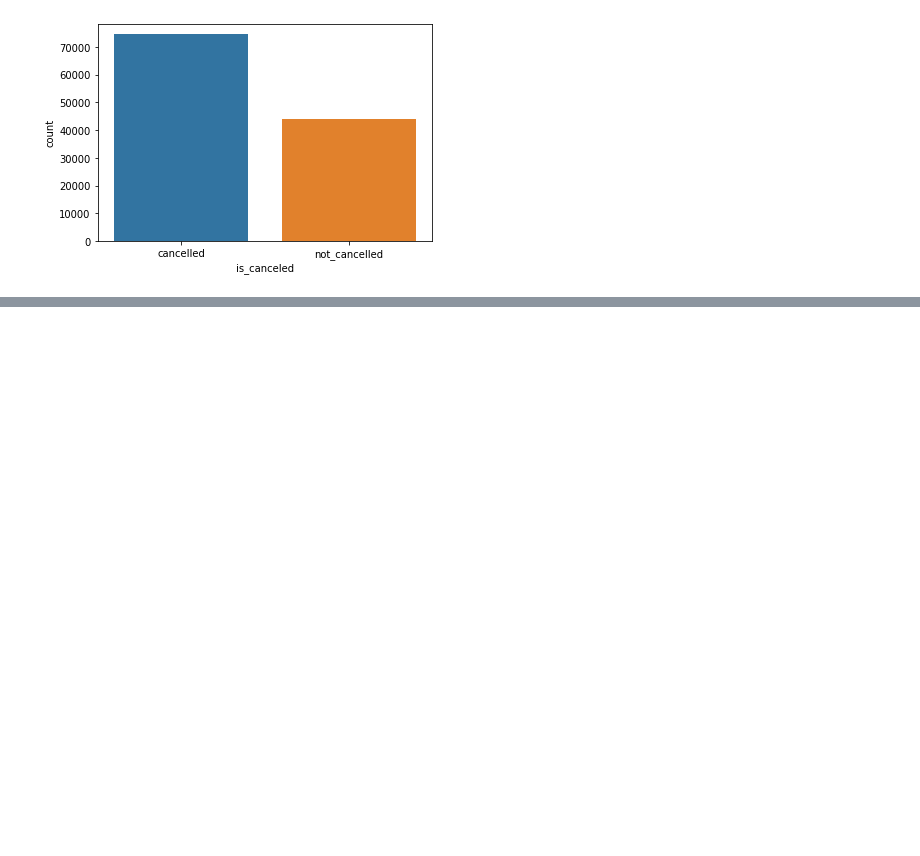
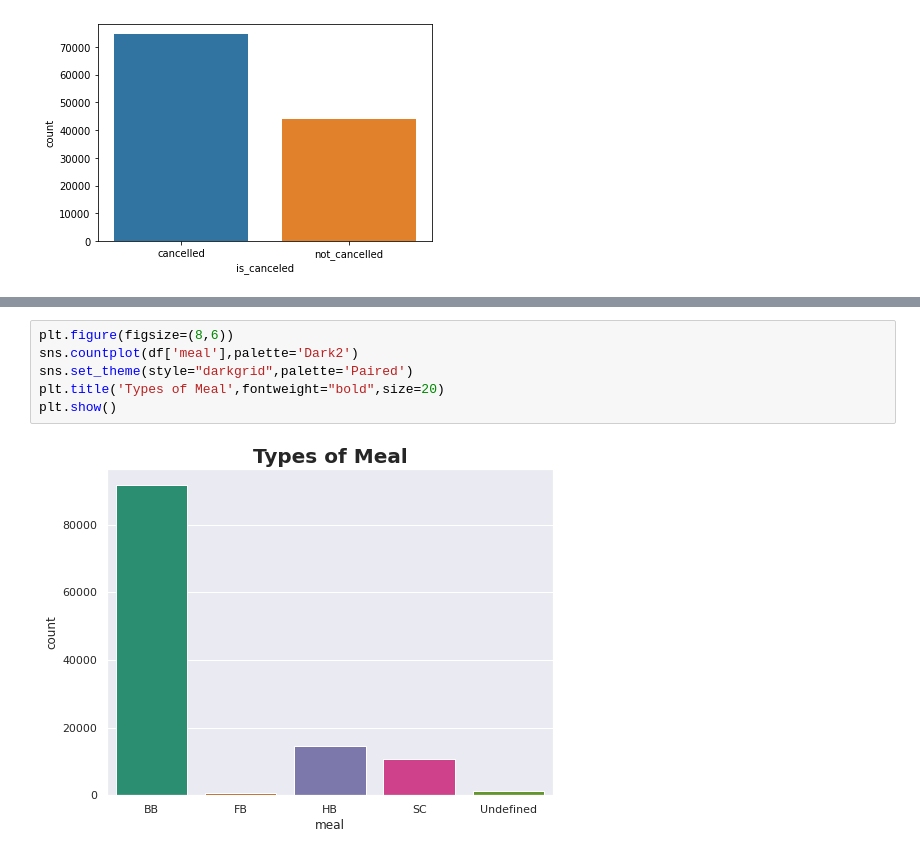
Before and after one commit to KirteshVerma/Hotel-booking-EDA-project, a Jupyter notebook: Kirtesh_Notebook.ipynb, the cells around one changed output, grey strips where cells are left out. Drawn from its saved outputs; the diff is of its cells as text; blank space fills up the shorter version.

```diff
--- a/Kirtesh_Notebook.ipynb
+++ b/Kirtesh_Notebook.ipynb
@@ -160,0 +209,8 @@ sns.countplot(canceled_data)
+# %%
+plt.figure(figsize=(8,6))
+sns.countplot(df['meal'],palette='Dark2')
+sns.set_theme(style="darkgrid",palette='Paired')
+plt.title('Types of Meal',fontweight="bold",size=20)
+plt.show()
+# %% [output]
+[figure, added]
```
Also changed, not shown: parts of 7 cells of this notebook.
